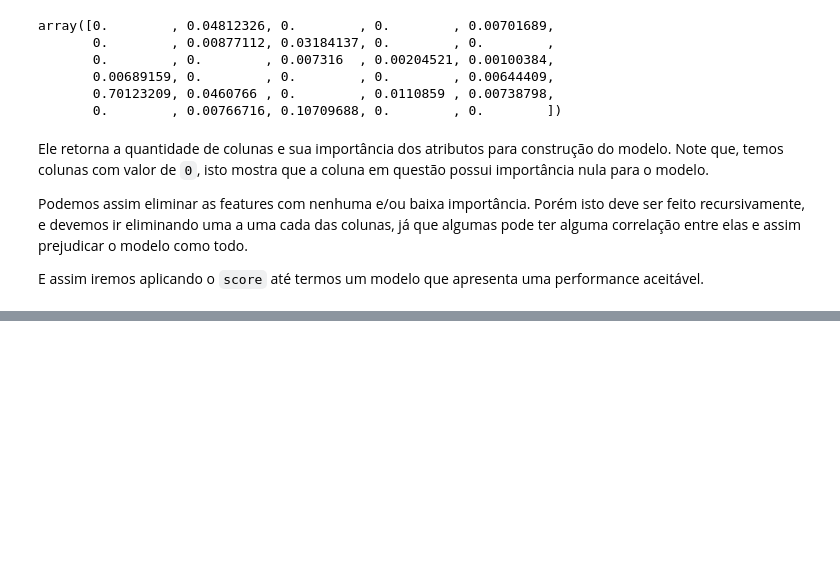
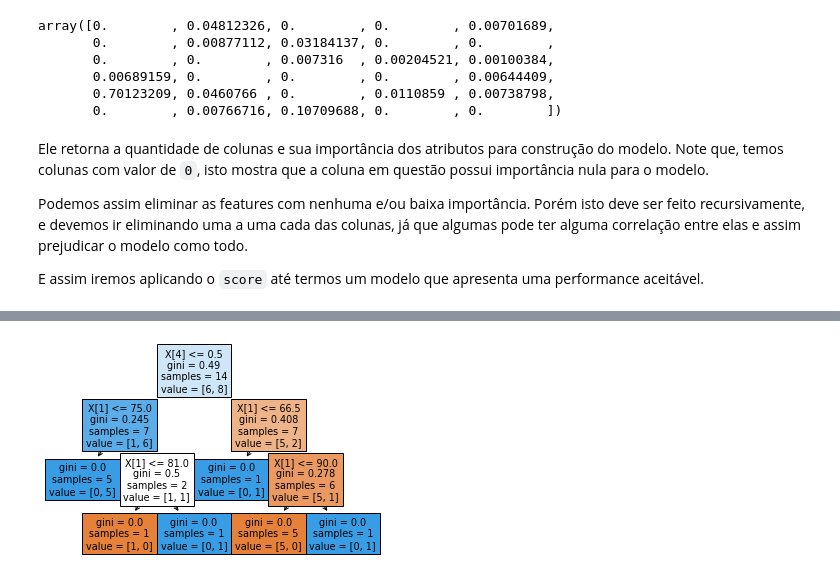
Before and after one commit to FGalvao77/Introducao-a-Machine-Learning, a Jupyter notebook: Árvore_de_decisão.ipynb, the cells around one changed output, grey strips where cells are left out. Saved outputs shown, nothing was run; the diff lists cells and outputs as text; code cells hidden in the pictures; blank space fills up the shorter version.

```diff
--- a/Árvore_de_decisão.ipynb
+++ b/Árvore_de_decisão.ipynb
@@ -266,0 +436,5 @@ E assim iremos aplicando o `score` até termos um modelo que apresenta uma perfo
+# %%
+# visualizando a árvore em gráfico colorido
+tree.plot_tree(model, filled=True); # o ";" deixa oculta as informações
+# %% [output]
+[figure, added]
```
Also changed, not shown: parts of 40 cells of this notebook.
